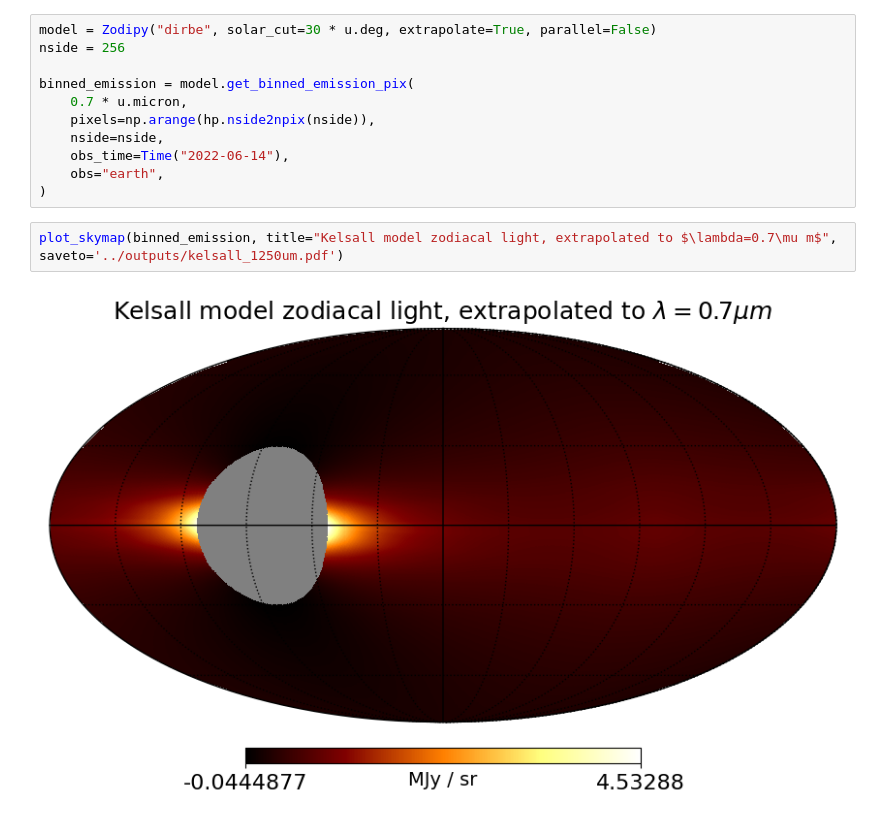
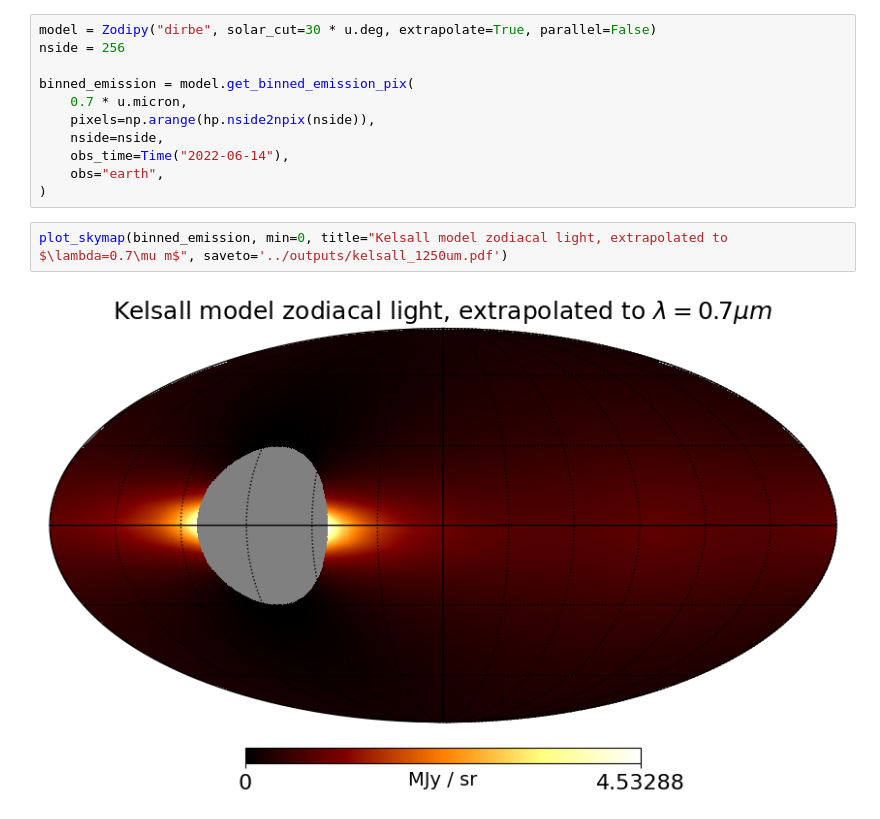
Before and after one commit to oravitan/zodiacal-polarized, a Jupyter notebook: notebooks/create_zodiacal_images.ipynb, the cells around one changed output. Cells and saved outputs as stored; diff of their text form.

```diff
--- a/notebooks/create_zodiacal_images.ipynb
+++ b/notebooks/create_zodiacal_images.ipynb
@@ -99,6 +99,6 @@ binned_emission = model.get_binned_emission_pix(
     obs="earth",
 )
 # %%
-plot_skymap(binned_emission, title="Kelsall model zodiacal light, extrapolated to $\lambda=0.7\mu m$", saveto='../outputs/kelsall_1250um.pdf')
+plot_skymap(binned_emission, min=0, title="Kelsall model zodiacal light, extrapolated to $\lambda=0.7\mu m$", saveto='../outputs/kelsall_1250um.pdf')
 # %% [output]
-[figure, old version]
+[figure, new version]
```
Also changed, not shown: 5 other files.
